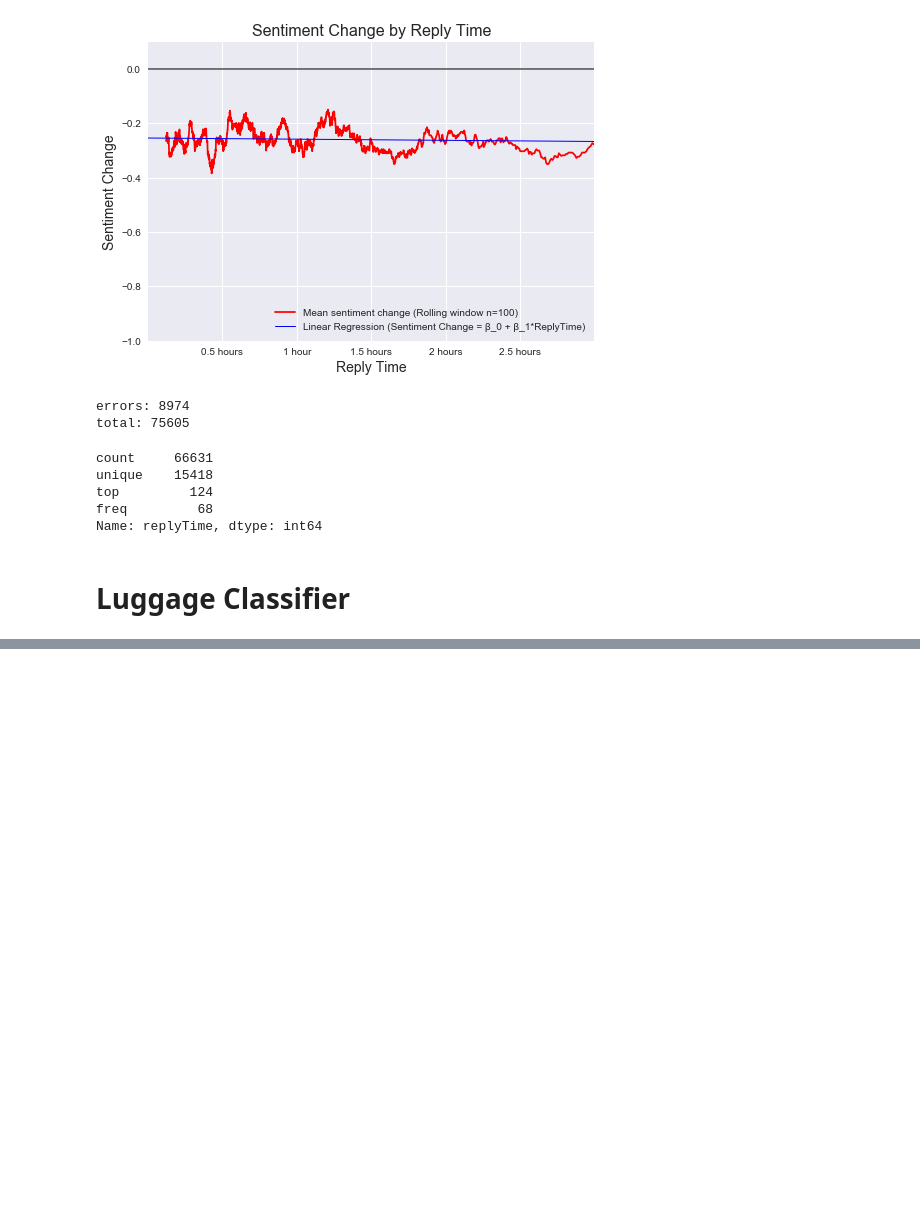
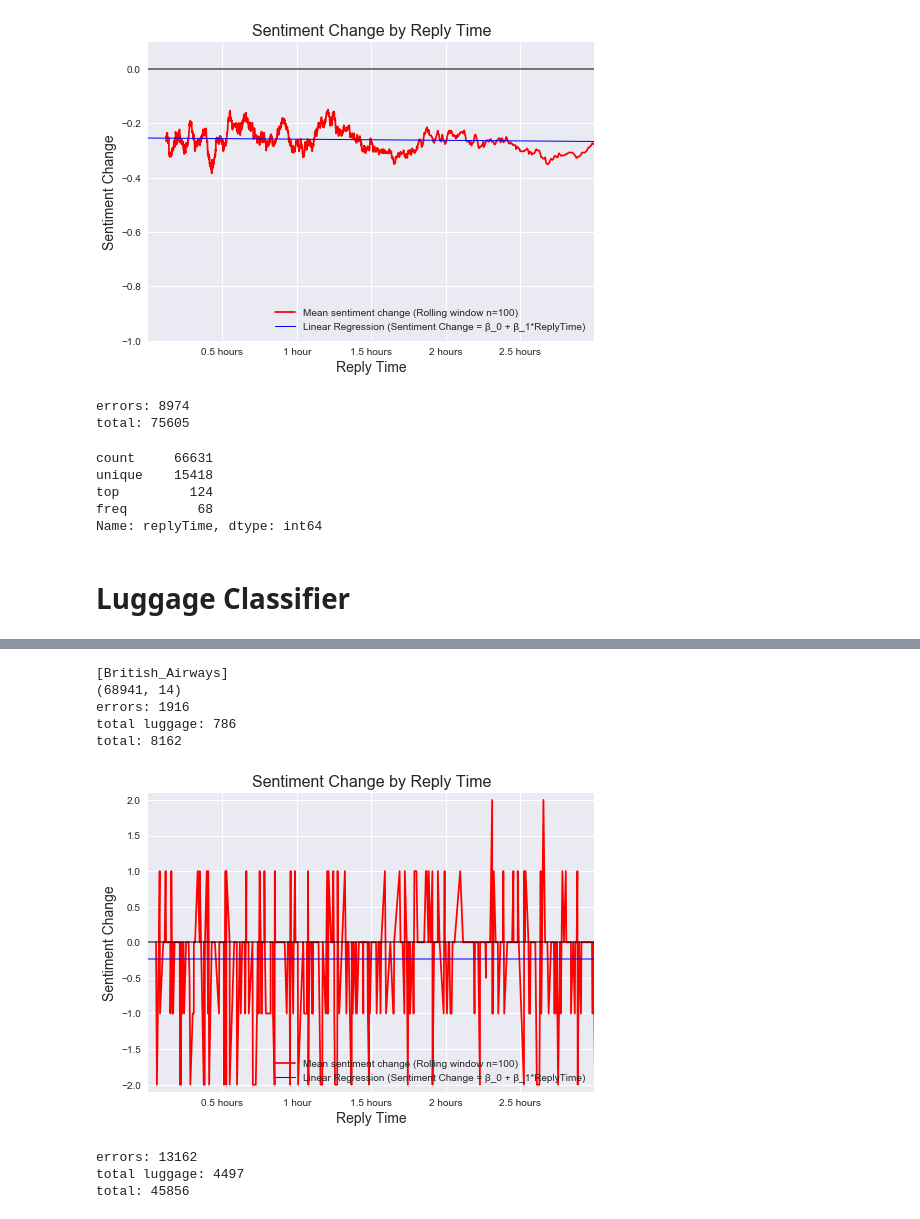
Before and after one commit to dharmsen/DBLDataChallenge, a Jupyter notebook: replytime/replytime_sentimentchange.ipynb, the cells around one changed output, grey strips where cells are left out. Drawn from its saved outputs; the diff is of its cells as text; code cells hidden in the pictures; blank space fills up the shorter version.

```diff
--- a/replytime/replytime_sentimentchange.ipynb
+++ b/replytime/replytime_sentimentchange.ipynb
@@ -207,0 +359,52 @@ Name: replyTime, dtype: int64
+# %%
+df_ba_luggage = sentiment_vs_replytime2(["British_Airways"],["18332190"], df)
+#df_klm1['replyTime'].describe()
+df_ba_luggage['replyTime'] = df_ba_luggage['replyTime'].astype('int64')
+df_ba_luggage['sentChange'] = df_ba_luggage['sentChange'].astype('float64')
+# %% [output]
+[British_Airways]
+(68941, 14)
+errors: 1916
+total luggage: 786
+total: 8162
+# %%
+df_ba_luggage2 = df_ba_luggage.sort_values(by='replyTime', ascending=True)#.rolling(2).mean()
+df_ba_luggage2 = df_ba_luggage2.set_index('replyTime')
+
+df_ba_luggage2['sentChange'].plot(kind='line', color='red', label='Mean sentiment change (Rolling window n=100)')
+
+lr = LinearRegression()
+lr.fit(df_ba_luggage[['replyTime']], df_ba_luggage[['sentChange']])
+x1 = 0
+y1 = lr.intercept_[0]
+x2 = 10800
+y2 = lr.intercept_[0] + lr.coef_[0][0]*x2
+plt.plot([x1, x2], [y1, y2], 'k-', lw=1, label="Linear Regression (Sentiment Change = β_0 + β_1*ReplyTime)", color='blue')
+
+plt.xlim(0,10800)
+plt.ylim(-2.1,2.1)
+plt.xticks([1800, 3600, 5400, 7200, 9000], ["0.5 hours", "1 hour", "1.5 hours", "2 hours", "2.5 hours"])
+plt.ylabel('Sentiment Change', size=14)
+plt.xlabel('Reply Time', size=14)
+plt.title("Sentiment Change by Reply Time", size=16)
+plt.axhline(y=0, color='black', alpha=0.6)
+plt.legend(loc='lower right')
+plt.savefig('SentimentChange_by_ReplyTime.png', dpi=300)
+plt.show()
+# %% [output]
+[figure, added]
+# %%
+df_all_luggage = sentiment_vs_replytime2(["KLM", "AirFrance", "British_Airways", "AmericanAir", "Lufthansa",
+"AirBerlin", "AirBerlin assist", "easyJet", "RyanAir", "SingaporeAir",
+"Qantas", "EtihadAirways", "VirginAtlantic"],["56377143", "106062176", "18332190", "22536055",
+"124476322", "26223583", "2182373406", "38676903",
+"1542862735", "253340062", "218730857", "45621423", "20626359"]
+, df)
+#df_klm1['replyTime'].describe()
+df_all_luggage['replyTime'] = df_all_luggage['replyTime'].astype('int64')
+df_all_luggage['sentChange'] = df_all_luggage['sentChange'].astype('float64')
+df_all_luggage = df_all_luggage.dropna()
+# %% [output]
+errors: 13162
+total luggage: 4497
+total: 45856
```
Also changed, not shown: parts of 11 cells of this notebook, 7 other files.
